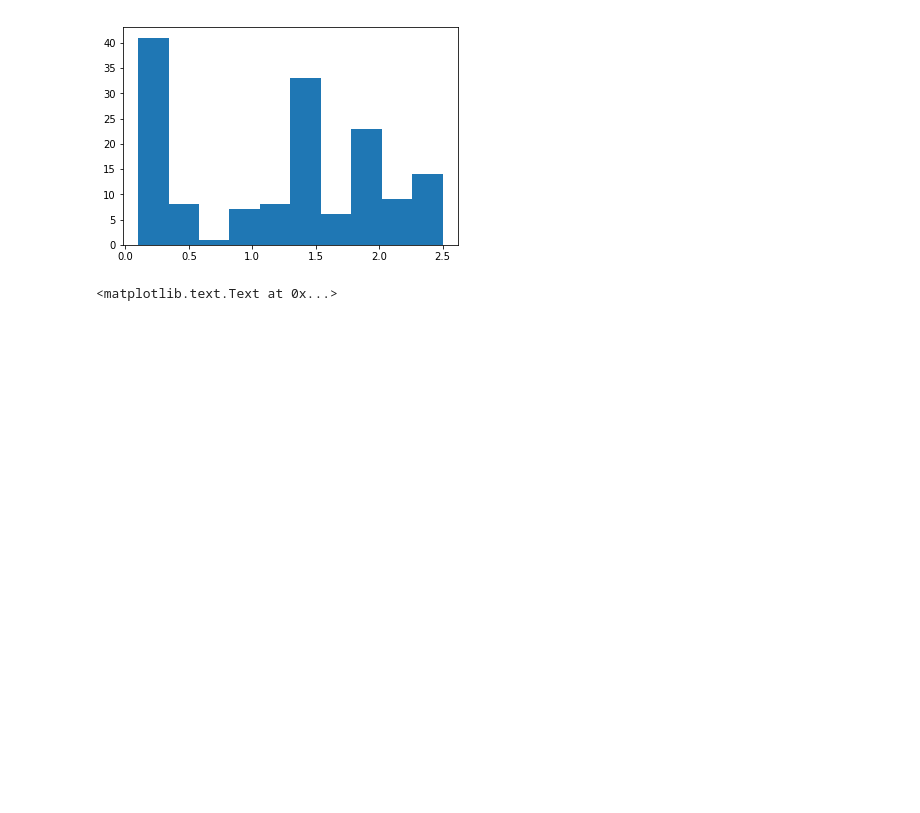
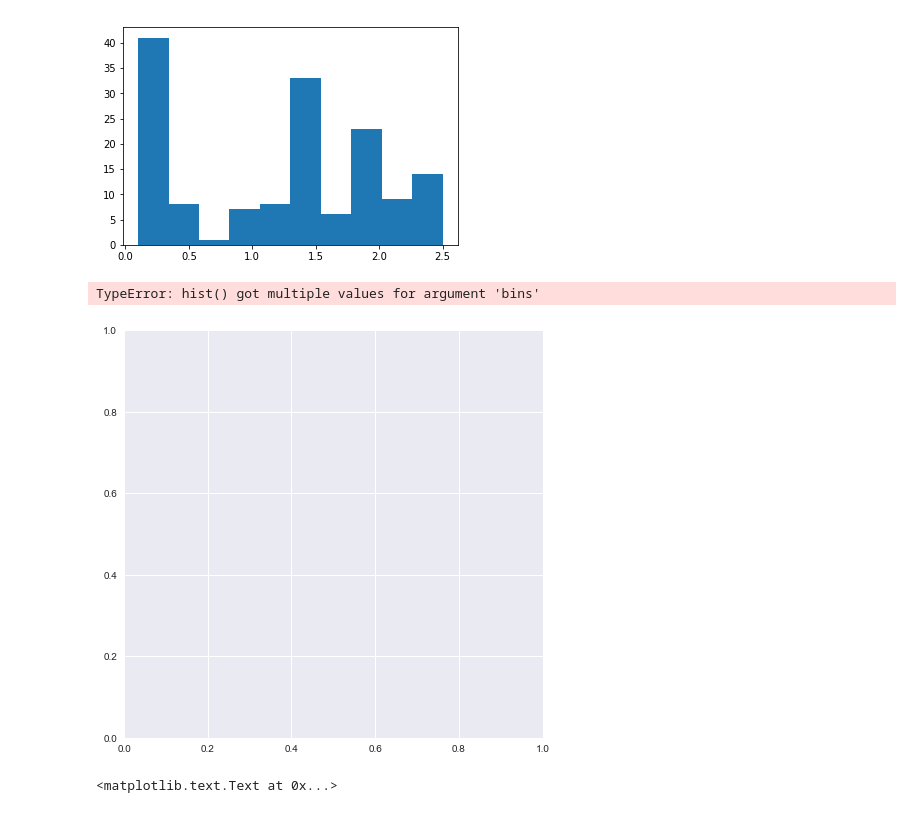
Before and after one commit to blindseth/dadata, a Jupyter notebook: graphing.ipynb, the cells around one changed output. Cells and saved outputs as stored; diff of their text form; code cells hidden in the pictures; blank space fills up the shorter version.

```diff
--- a/graphing.ipynb
+++ b/graphing.ipynb
@@ -33,6 +34,29 @@ plt.hist(df_iri['petal width (cm)']) # through matplotlib
          2.26,  2.5 ]),
  <a list of 10 Patch objects>)
 [figure]
+# %%
+# distinguishing species by color = argh!
+
+# plt.hist(df_iri['petal width (cm)'],color=df_iri['species']) # through matplotlib
+
+cp = ['C0','C1','C2','C3'] # new colors
+
+# MATPLOTLIB - adapted from here: https://dsaber.com/2016/10/02/a-dramatic-tour-through-pythons-data-visualization-landscape-including-ggplot-and-altair/
+fig, ax = plt.subplots(1, 1, figsize=(7.5, 7.5))
+
+for i, s in enumerate(df_iri.species.unique()):
+    df_tmp = df_iri[df_iri.species == s]
+    ax.hist(df_tmp['petal length (cm)'], df_tmp['petal width (cm)'],
+               label=s, color=cp[i],bins=10)
+
+ax.set(xlabel='Petal Length',
+       ylabel='Petal Width',
+       title='Petal Width v. Length -- by Species')
+
+ax.legend(loc=2)
+# %% [output]
+TypeError: hist() got multiple values for argument 'bins'
+[figure, added]
 # %%
 plt.scatter(df_iri['petal width (cm)'], df_iri['petal length (cm)'])
 plt.xlabel('petal width (cm)')
```
Also changed, not shown: parts of 13 cells of this notebook.
